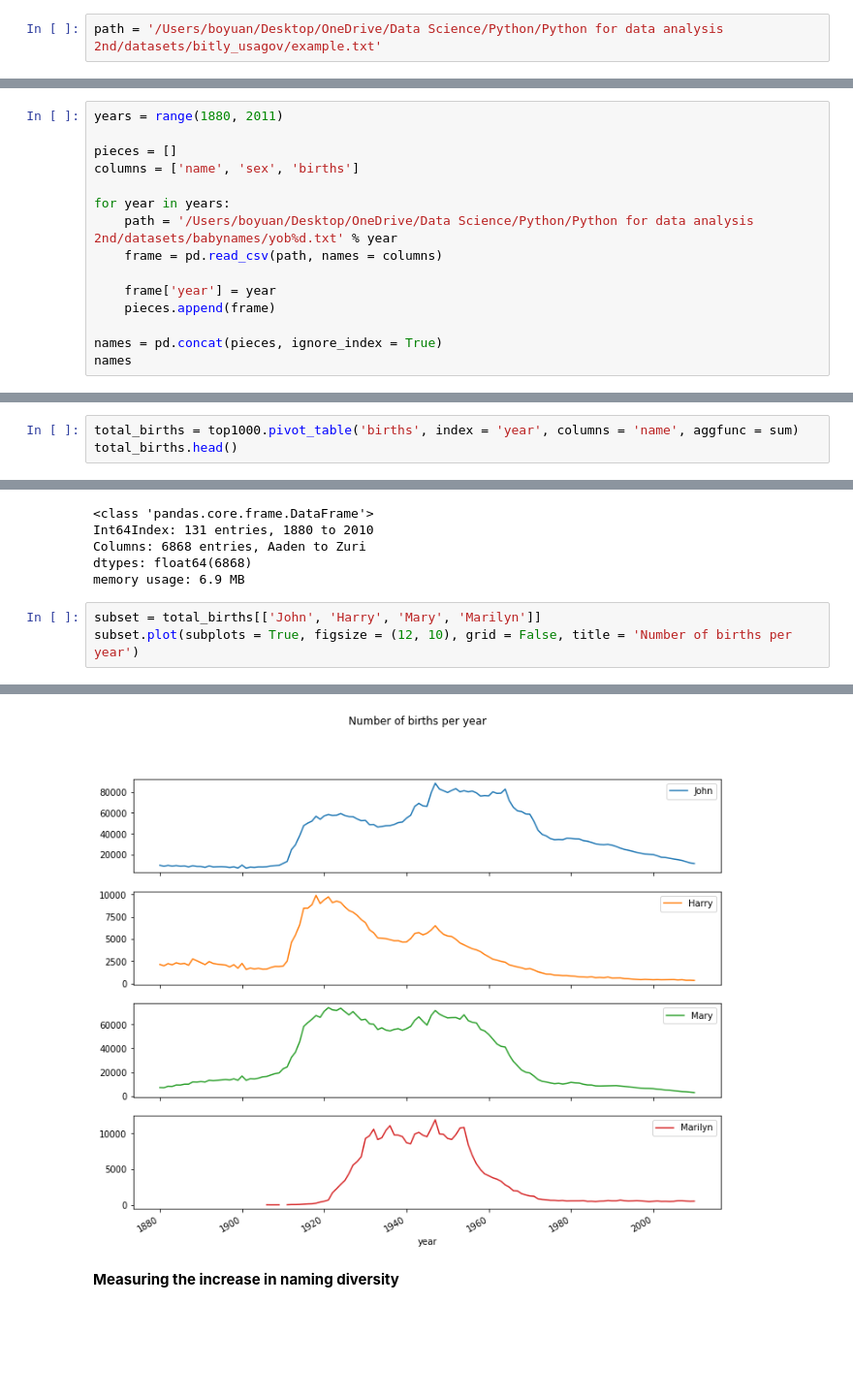
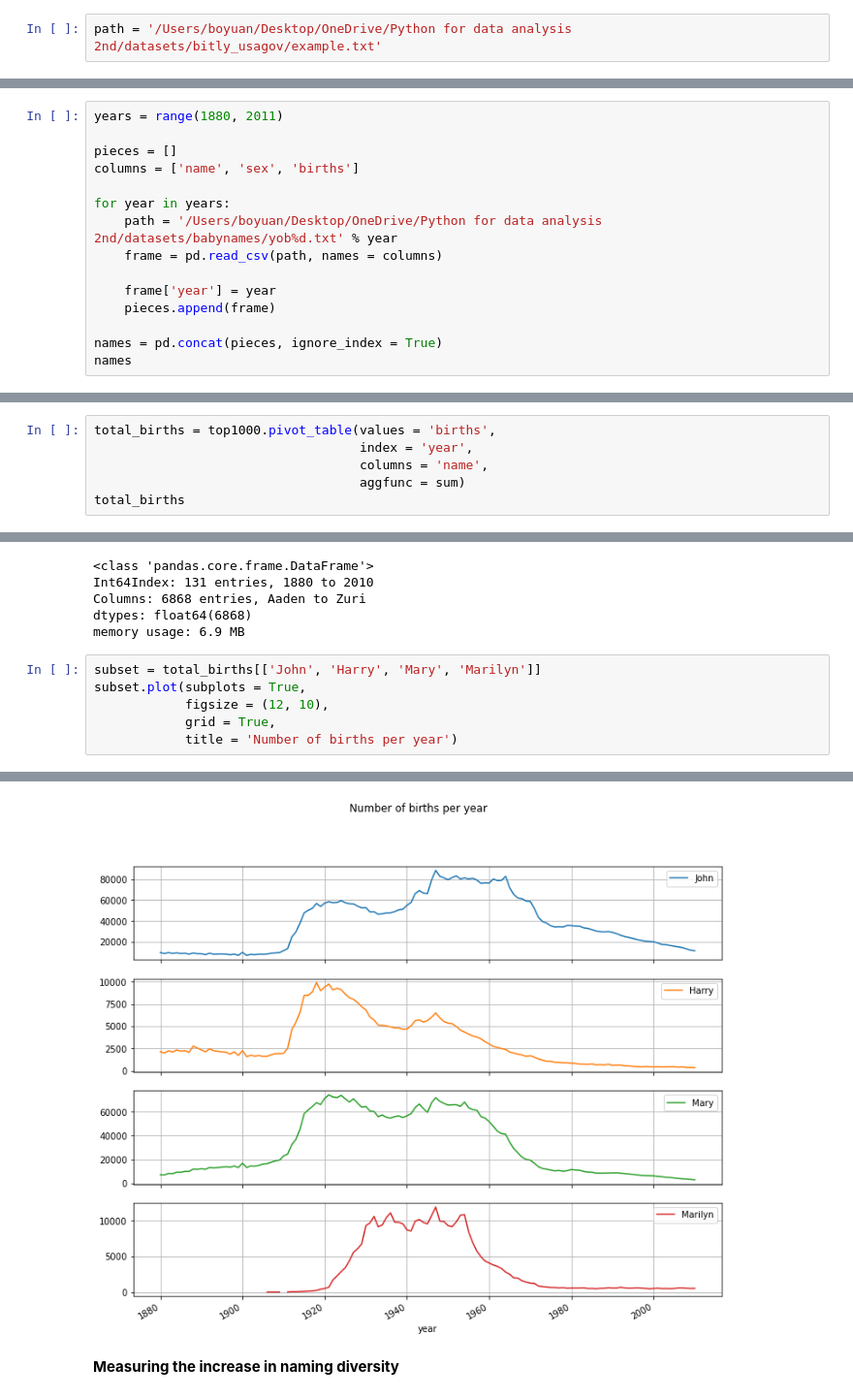
Before and after one commit to BoyuanLi-Steven/Python-For-Data-Analysis-2nd, a Jupyter notebook: Chapter 14. Data Analysis Examples.ipynb, the cells around one changed output, grey strips where cells are left out. Shown at 97% size. Drawn from its saved outputs; the diff is of its cells as text; blank space fills up the shorter version.

```diff
--- a/Chapter 14. Data Analysis Examples.ipynb
+++ b/Chapter 14. Data Analysis Examples.ipynb
@@ -1,7 +1,7 @@
 # %% [markdown]
 # 14.1 USA.gov Data from Bitly
 # %%
-path = '/Users/boyuan/Desktop/OneDrive/Data Science/Python/Python for data analysis 2nd/datasets/bitly_usagov/example.txt'
+path = '/Users/boyuan/Desktop/OneDrive/Python for data analysis 2nd/datasets/bitly_usagov/example.txt'
 # %%
 open(path).readline()
 # %% [output]
@@ -720,7 +819,7 @@ pieces = []
 columns = ['name', 'sex', 'births']
 
 for year in years:
-    path = '/Users/boyuan/Desktop/OneDrive/Data Science/Python/Python for data analysis 2nd/datasets/babynames/yob%d.txt' % year
+    path = '/Users/boyuan/Desktop/OneDrive/Python for data analysis 2nd/datasets/babynames/yob%d.txt' % year
     frame = pd.read_csv(path, names = columns)
 
     frame['year'] = year
@@ -831,8 +932,11 @@ top1000
 boys = top1000[top1000.sex == 'M']
 girls = top1000[top1000.sex == 'F']
 # %%
-total_births = top1000.pivot_table('births', index = 'year', columns = 'name', aggfunc = sum)
-total_births.head()
+total_births = top1000.pivot_table(values = 'births',
+                                   index = 'year',
+                                   columns = 'name',
+                                   aggfunc = sum)
+total_births
 # %% [output]
 | name | Aaden | Aaliyah | Aarav | Aaron | Aarush | Ab | Abagail | Abb | Abbey | Abbie | ... | ... |
 | year |  |  |  |  |  |  |  |  |  |  |  | ... |
@@ -852,14 +962,17 @@ dtypes: float64(6868)
 memory usage: 6.9 MB
 # %%
 subset = total_births[['John', 'Harry', 'Mary', 'Marilyn']]
-subset.plot(subplots = True, figsize = (12, 10), grid = False, title = 'Number of births per year')
+subset.plot(subplots = True,
+            figsize = (12, 10),
+            grid = True,
+            title = 'Number of births per year')
 # %% [output]
 array([<matplotlib.axes._subplots.AxesSubplot object at 0x...>,
        <matplotlib.axes._subplots.AxesSubplot object at 0x...>,
        <matplotlib.axes._subplots.AxesSubplot object at 0x...>,
        <matplotlib.axes._subplots.AxesSubplot object at 0x...>],
       dtype=object)
-[figure, old version]
+[figure, new version]
 # %% [markdown]
 **Measuring the increase in naming diversity**
 # %%
```
Also changed, not shown: parts of 64 cells of this notebook.
